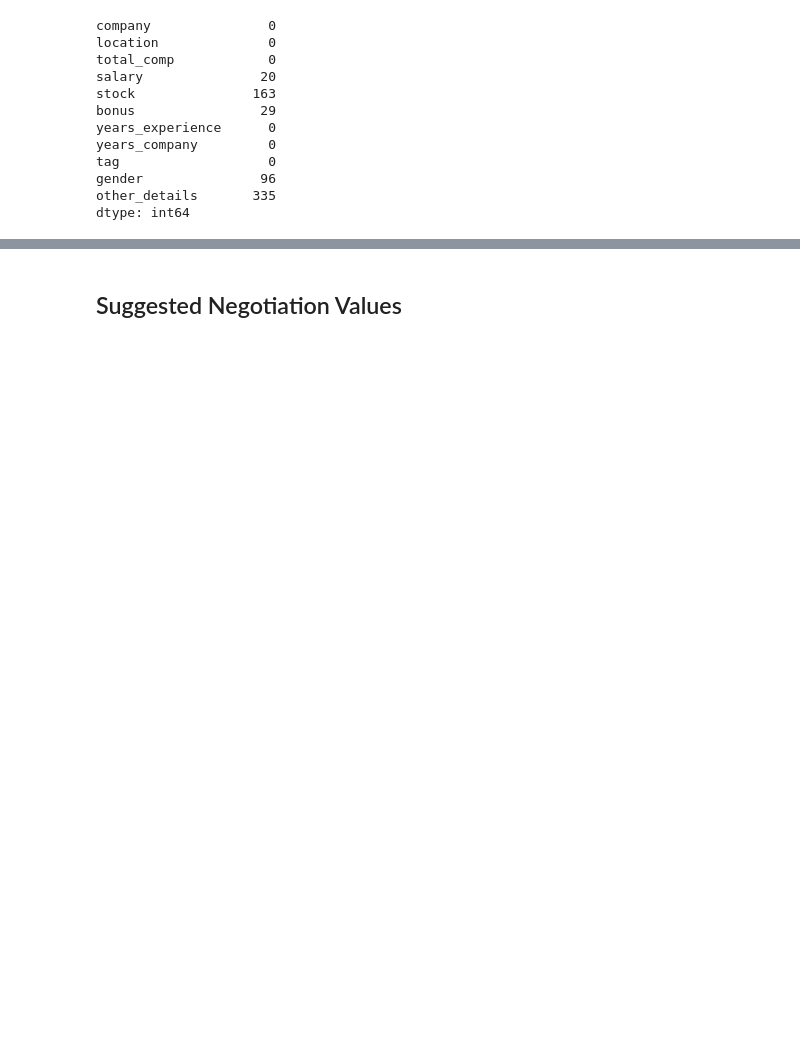
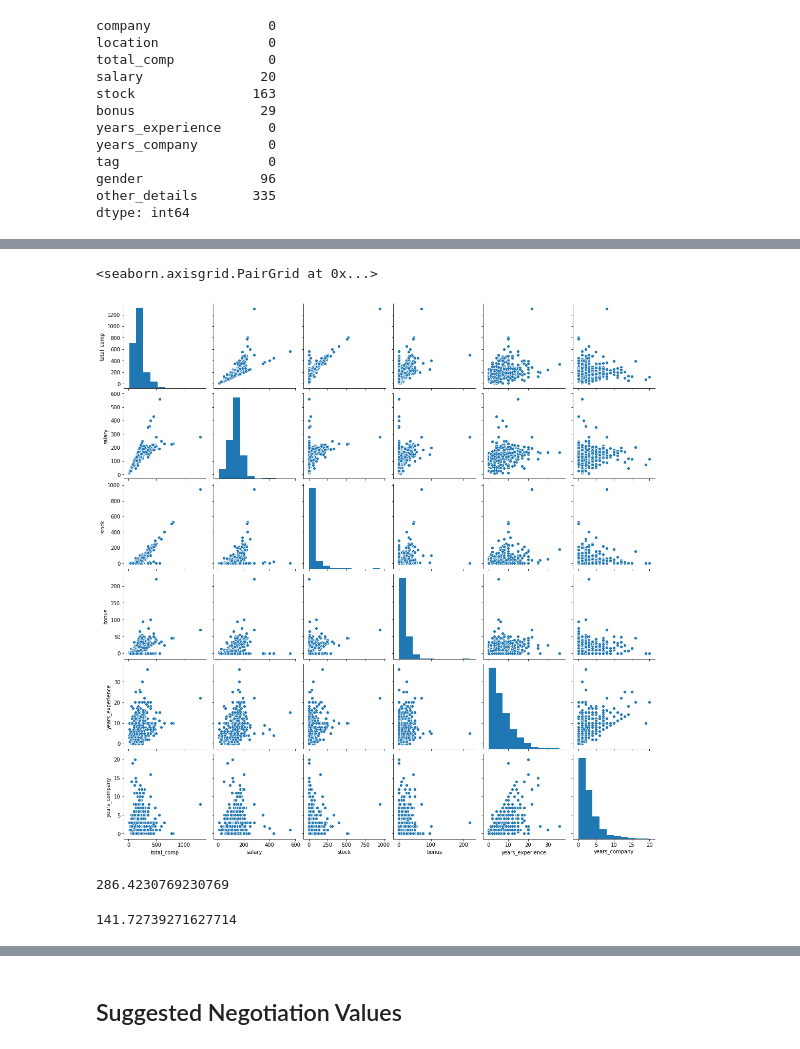
Before and after one commit to simonayzman/CompensationNegotiation, a Jupyter notebook: Data Exploration.ipynb, the cells around one changed output, grey strips where cells are left out. Saved outputs shown, nothing was run; the diff lists cells and outputs as text; code cells hidden in the pictures; blank space fills up the shorter version.

```diff
--- a/Data Exploration.ipynb
+++ b/Data Exploration.ipynb
@@ -77,7 +79,7 @@ def comp_tidy_cols(comp):
     # Standard Level & Skill Index: Columns are determined by Levels.fyi; preferable not to confound results based on blackbox algorithm
     # Date: Unlikely to do time-series analysis, so will simply drop date at this stage
     # Level: Unstructured/inconsistent values between companies; organizing/cleaning this will be too difficult and out-of-scope
-    comp.drop(columns=['standard_level', 'skill_index', 'date', 'title', 'level'], inplace=True)
+    comp.drop(columns=['standard_level', 'skill_index', 'date', 'title', 'level'], inplace=True, errors='ignore')
 
     return comp
 
@@ -231,10 +109,0 @@ comp_test
-# %%
-def comp_scale_dollars(comp):
-    # Scale down dollar values for clarity, so they appear in the thousands
-    comp.salary = comp.salary / 1000
-    comp.stock = comp.stock / 1000
-    comp.bonus = comp.bonus / 1000
-    return comp
-
-comp = comp_scale_dollars(comp)
-comp.head(15)
@@ -555,0 +154,17 @@ array([[ 19.45868489],
+# %%
+def comp_scale_dollars(comp):
+    # Scale down dollar values for clarity, so they appear in the thousands
+    comp_total_comp = comp.total_comp / 1000
+    comp_salary = comp.salary / 1000
+    comp_stock = comp.stock / 1000
+    comp_bonus = comp.bonus / 1000
+
+    comp.total_comp = comp.total_comp / 1000
+    comp.salary = comp.salary / 1000
+    comp.stock = comp.stock / 1000
+    comp.bonus = comp.bonus / 1000
+
+    return comp, comp_total_comp, comp_salary, comp_stock, comp_bonus
+
+comp, y_total_comp, y_salary, y_stock, y_bonus = comp_scale_dollars(comp)
+comp.head(15)
@@ -555,0 +188,12 @@ array([[ 19.45868489],
+# %%
+sns.pairplot(comp[['total_comp', 'salary', 'stock', 'bonus', 'years_experience', 'years_company']])
+# %% [output]
+<seaborn.axisgrid.PairGrid at 0x...>
+[figure, added]
+# %%
+company_salaries = comp['total_comp'].groupby(comp['company'])
+company_salaries.mean()['Google']
+company_salaries.std()['Google']
+# %% [output]
+286.4230769230769
+141.72739271627714
```
Also changed, not shown: parts of 43 cells of this notebook.
